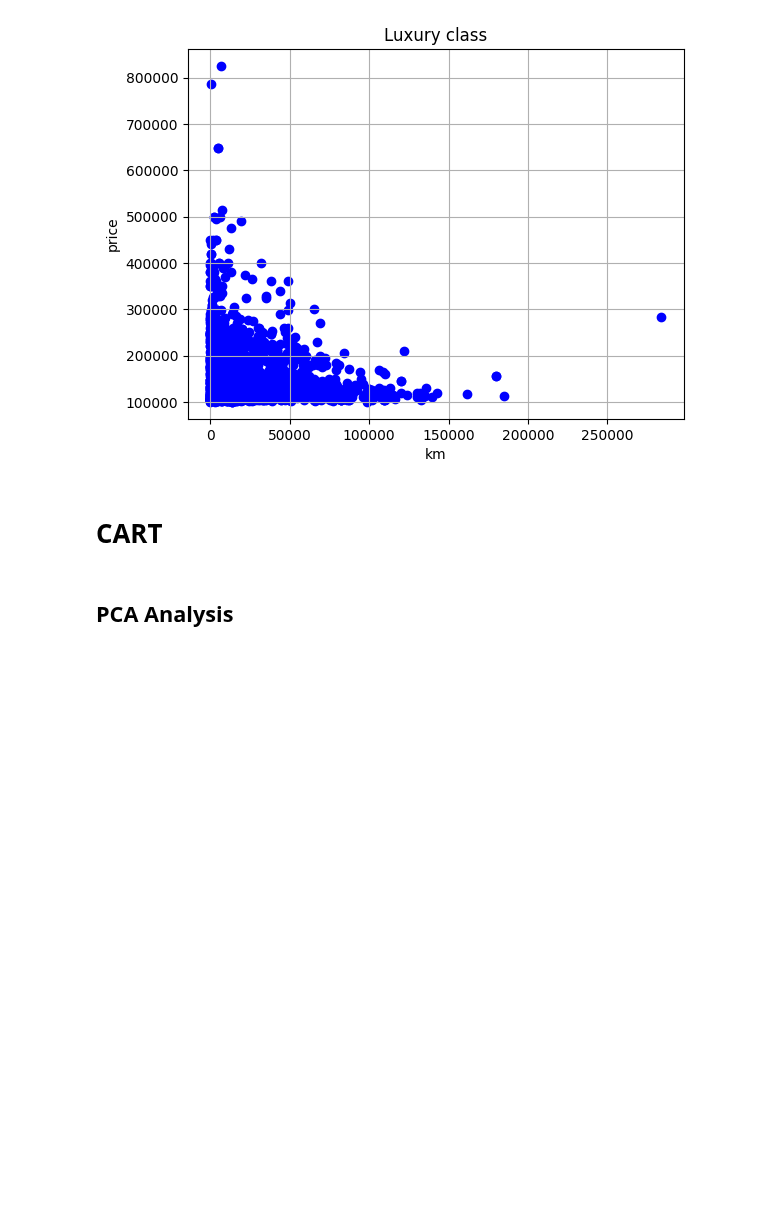
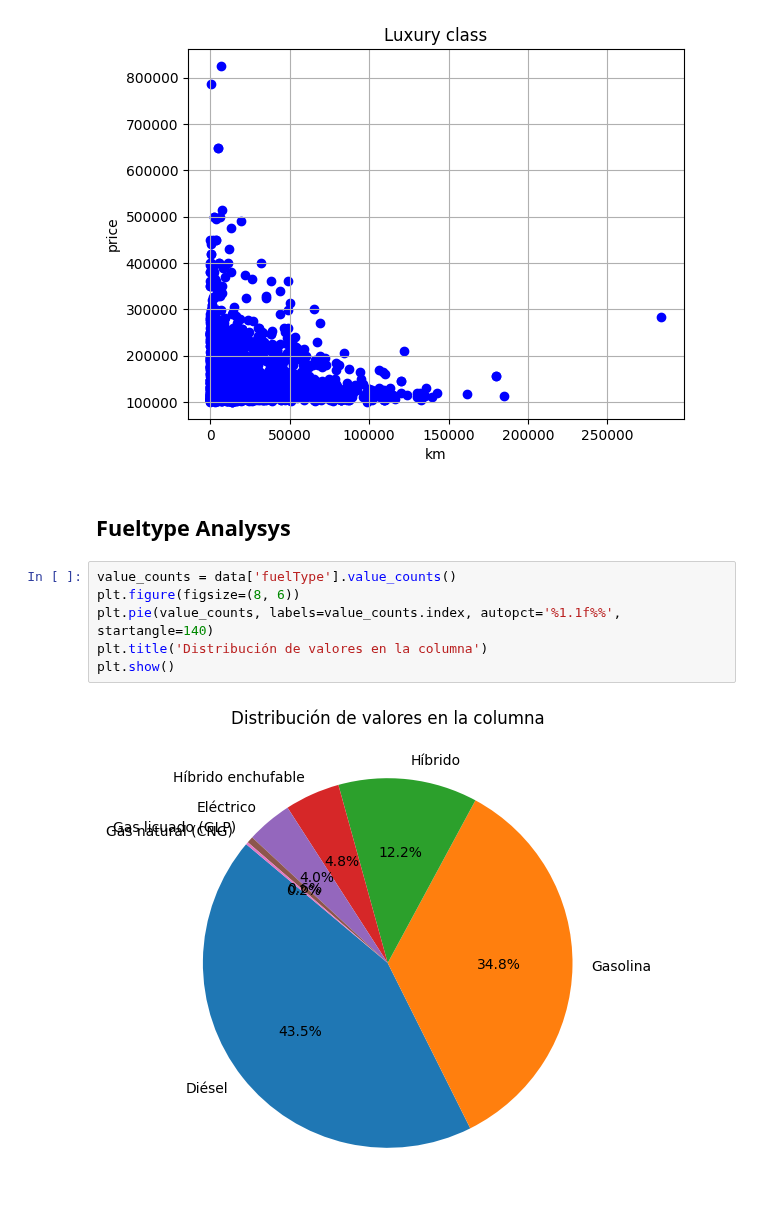
Before and after one commit to Lingfeng555/Cars_Price_Prediction, a Jupyter notebook: DataDescription.ipynb, the cells around one changed output. Saved outputs shown, nothing was run; the diff lists cells and outputs as text; blank space fills up the shorter version.

```diff
--- a/DataDescription.ipynb
+++ b/DataDescription.ipynb
@@ -180,7 +182,13 @@ bin_and_plot (normal_class_km, normal_prices, title="Normal class", x_label="km"
 bin_and_plot (luxury_class_km, luxury_prices, title="Luxury class", x_label="km", y_label="price")
 # %% [output]
 [figure]
-# %% [markdown]
-# CART
-# %% [markdown]
-## PCA Analysis
+# %% [markdown]
+## Fueltype Analysys
+# %%
+value_counts = data['fuelType'].value_counts()
+plt.figure(figsize=(8, 6))
+plt.pie(value_counts, labels=value_counts.index, autopct='%1.1f%%', startangle=140)
+plt.title('Distribución de valores en la columna')
+plt.show()
+# %% [output]
+[figure, added]
```
Also changed, not shown: parts of 6 cells of this notebook, 29 other files.
